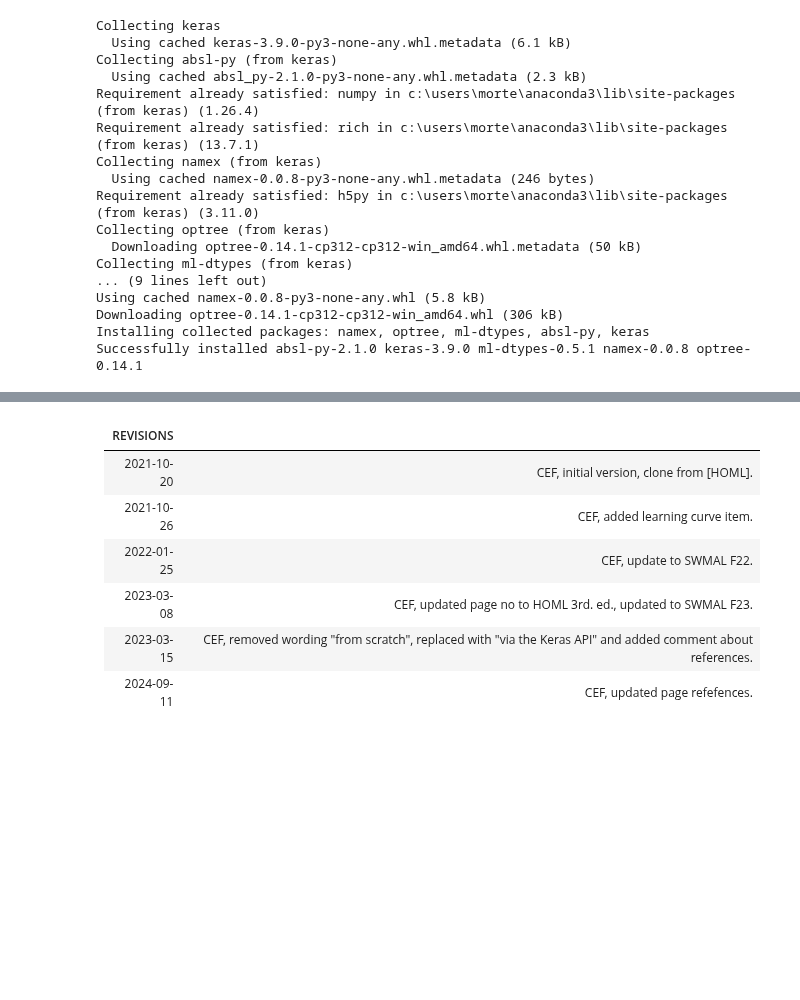
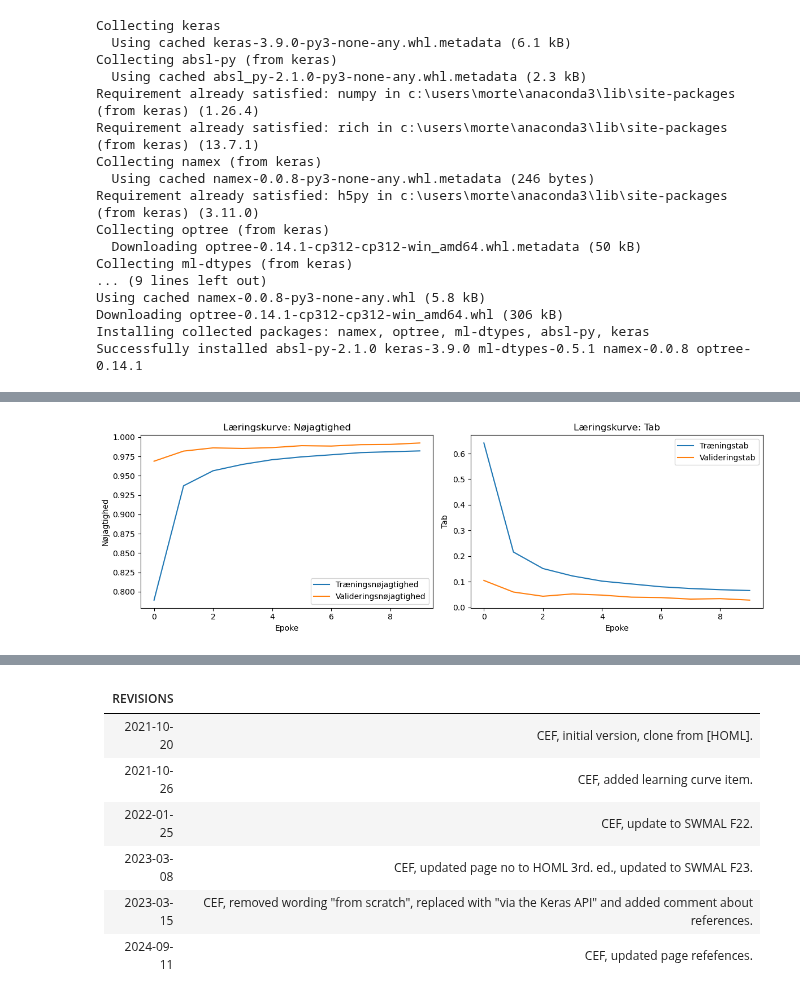
Before and after one commit to OliverEC04/MAL-G10, a Jupyter notebook: L7/cnn.ipynb, the cells around one changed output, grey strips where cells are left out. Drawn from its saved outputs; the diff is of its cells as text; code cells hidden in the pictures; blank space fills up the shorter version.

```diff
--- a/L7/cnn.ipynb
+++ b/L7/cnn.ipynb
@@ -83,0 +46,93 @@ ModuleNotFoundError: No module named 'tensorflow'
+# %%
+# Importer nødvendige biblioteker
+import tensorflow as tf
+from tensorflow import keras
+from tensorflow.keras import layers, models
+from tensorflow.keras.preprocessing.image import ImageDataGenerator
+import numpy as np
+import matplotlib.pyplot as plt
+
+# Indlæs og forbehandl MNIST-datasættet
+(train_images, train_labels), (test_images, test_labels) = keras.datasets.mnist.load_data()
+
+# Normaliser billederne til intervallet [0, 1]
+train_images = train_images.astype('float32') / 255.0
+test_images = test_images.astype('float32') / 255.0
+
+# Reshape billederne til 4D-tensorer (batch_size, height, width, channels)
+train_images = train_images.reshape((60000, 28, 28, 1))
+test_images = test_images.reshape((10000, 28, 28, 1))
+
+# Konverter labels til kategoriske (one-hot encoding)
+train_labels = keras.utils.to_categorical(train_labels, 10)
+test_labels = keras.utils.to_categorical(test_labels, 10)
+
+# Opdel træningsdata i træning og validering (80/20 split)
+val_split = 0.2
+val_size = int(len(train_images) * val_split)
+train_images, val_images = train_images[val_size:], train_images[:val_size]
+train_labels, val_labels = train_labels[val_size:], train_labels[:val_size]
+
+# Dataaugmentering for at forbedre generalisering
+datagen = ImageDataGenerator(
+    rotation_range=10,
+    zoom_range=0.1,
+    width_shift_range=0.1,
+    height_shift_range=0.1
+)
+datagen.fit(train_images)
+
+# CNN-model (endelig opsætning baseret på Lektion 7, men forbedret)
+model = models.Sequential([
+    layers.Conv2D(32, (3, 3), activation='relu', input_shape=(28, 28, 1)),
+    layers.MaxPooling2D((2, 2)),
+    layers.Conv2D(64, (3, 3), activation='relu'),
+    layers.MaxPooling2D((2, 2)),
+    layers.Conv2D(64, (3, 3), activation='relu'),
+    layers.Flatten(),
+    layers.Dense(64, activation='relu'),
+    layers.Dropout(0.5),
+    layers.Dense(10, activation='softmax')
+])
+
+# Kompilér modellen
+model.compile(optimizer='adam',
+              loss='categorical_crossentropy',
+              metrics=['accuracy'])
+
+# Træn modellen med dataaugmentering
+history = model.fit(datagen.flow(train_images, train_labels, batch_size=64),
+                    epochs=10,
+                    validation_data=(val_images, val_labels))
+
+# Evaluer modellen på testdata
+test_loss, test_accuracy = model.evaluate(test_images, test_labels)
+print(f"Test accuracy: {test_accuracy:.4f}")
+
+# Plot læringskurver
+plt.figure(figsize=(12, 4))
+
+# Plot trænings- og valideringsnøjagtighed
+plt.subplot(1, 2, 1)
+plt.plot(history.history['accuracy'], label='Træningsnøjagtighed')
+plt.plot(history.history['val_accuracy'], label='Valideringsnøjagtighed')
+plt.title('Læringskurve: Nøjagtighed')
+plt.xlabel('Epoke')
+plt.ylabel('Nøjagtighed')
+plt.legend()
+
+# Plot trænings- og valideringstab
+plt.subplot(1, 2, 2)
+plt.plot(history.history['loss'], label='Træningstab')
+plt.plot(history.history['val_loss'], label='Valideringstab')
+plt.title('Læringskurve: Tab')
+plt.xlabel('Epoke')
+plt.ylabel('Tab')
+plt.legend()
+
+plt.tight_layout()
+plt.show()
+
+# Vis modelopsummering
+model.summary()
+# %% [output]
@@ -83,0 +158 @@ ModuleNotFoundError: No module named 'tensorflow'
+[figure, added]
```
Also changed, not shown: parts of 2 cells of this notebook, 2 other files.
